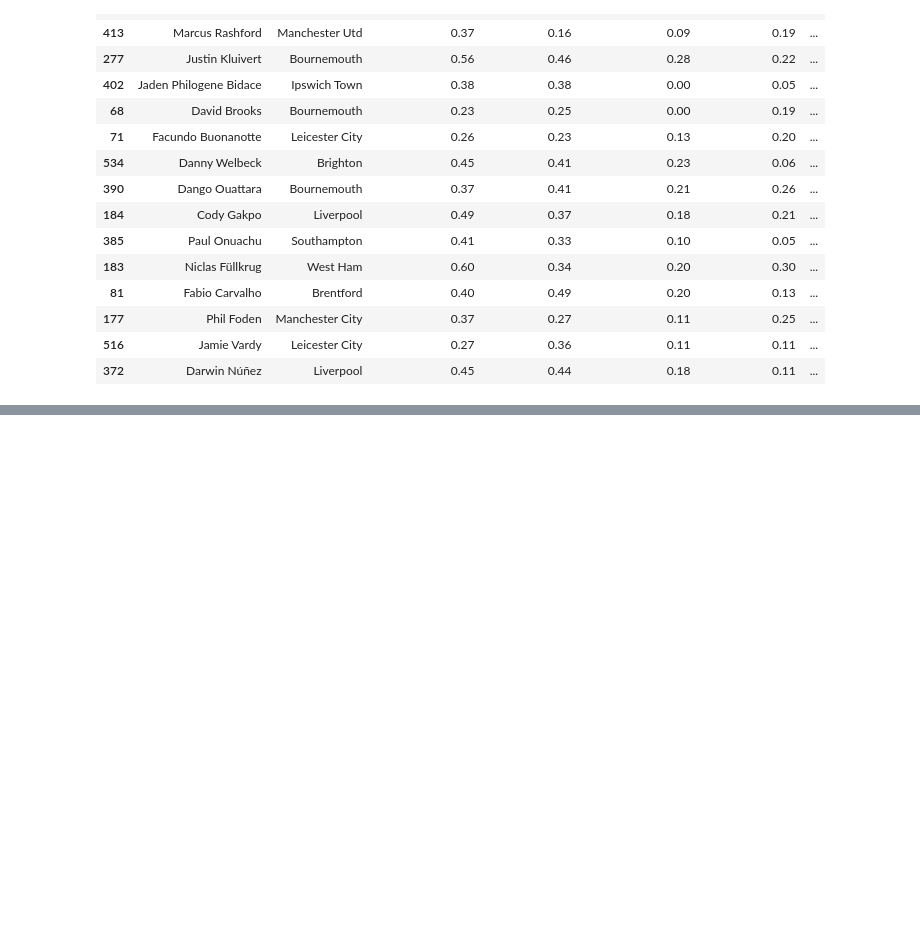
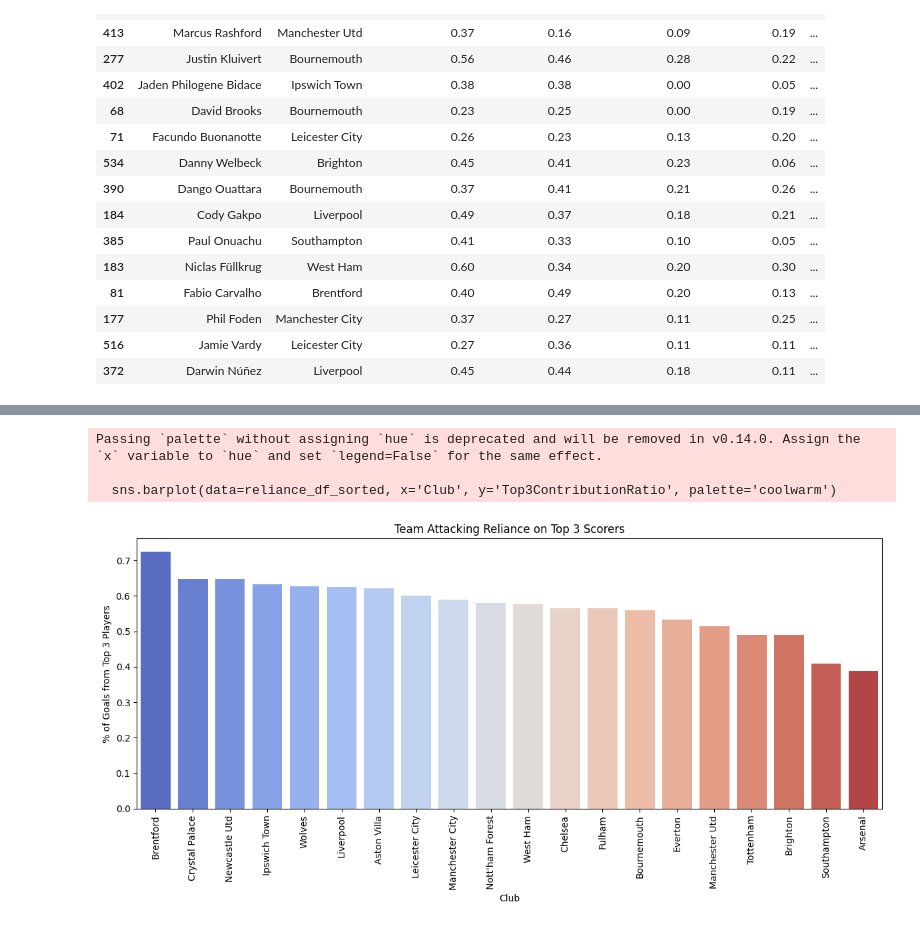
Before and after one commit to AvirukthGT/PremierLeagueAnalysis, a Jupyter notebook: player_analysis.ipynb, the cells around one changed output, grey strips where cells are left out. Drawn from its saved outputs; the diff is of its cells as text; code cells hidden in the pictures; blank space fills up the shorter version.

```diff
--- a/player_analysis.ipynb
+++ b/player_analysis.ipynb
@@ -598,0 +592,11 @@ NameError: name 'player_data' is not defined
+# %%
+# Total goals by team
+team_goals = df.groupby('Club')['Goals_Total'].sum().reset_index(name='TeamGoals')
+
+# Get top 3 scorers per team
+top_scorers = df.sort_values('Goals_Total', ascending=False).groupby('Club').head(3)
+top_scorers = top_scorers.groupby('Club')['Goals_Total'].sum().reset_index(name='Top3Goals')
+
+# Merge and calculate contribution
+reliance_df = pd.merge(team_goals, top_scorers, on='Club')
+reliance_df['Top3ContributionRatio'] = reliance_df['Top3Goals'] / reliance_df['TeamGoals']
@@ -598,0 +623,16 @@ NameError: name 'player_data' is not defined
+# %%
+reliance_df_sorted = reliance_df.sort_values('Top3ContributionRatio', ascending=False)
+
+plt.figure(figsize=(12, 6))
+sns.barplot(data=reliance_df_sorted, x='Club', y='Top3ContributionRatio', palette='coolwarm')
+plt.xticks(rotation=90)
+plt.title('Team Attacking Reliance on Top 3 Scorers')
+plt.ylabel('% of Goals from Top 3 Players')
+plt.xlabel('Club')
+plt.tight_layout()
+plt.show()
+# %% [output]
+Passing `palette` without assigning `hue` is deprecated and will be removed in v0.14.0. Assign the `x` variable to `hue` and set `legend=False` for the same effect.
+
+  sns.barplot(data=reliance_df_sorted, x='Club', y='Top3ContributionRatio', palette='coolwarm')
+[figure, added]
```
Also changed, not shown: parts of 4 cells of this notebook.
